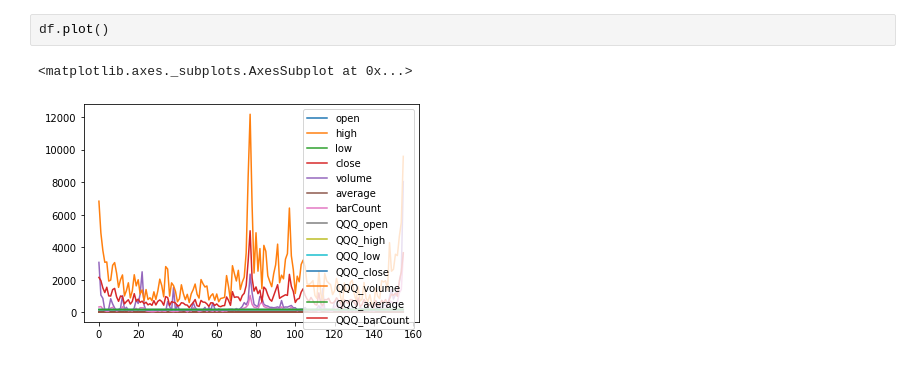
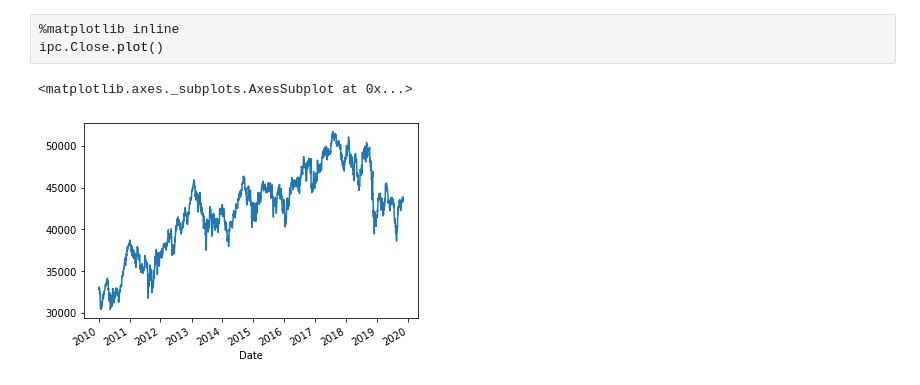
Before and after one commit to samirhinojosa/python-datascience-practice, a Jupyter notebook: ale/ale.ipynb, the cells around one changed output. Drawn from its saved outputs; the diff is of its cells as text.

```diff
--- a/ale/ale.ipynb
+++ b/ale/ale.ipynb
@@ -27,5 +23,6 @@ df
-# %%
-df.plot()
-# %% [output]
-<matplotlib.axes._subplots.AxesSubplot at 0x...>
-[figure, removed]
+# %%
+%matplotlib inline
+ipc.Close.plot()
+# %% [output]
+<matplotlib.axes._subplots.AxesSubplot at 0x...>
+[figure, added]
```
Also changed, not shown: parts of 7 cells of this notebook, 2 other files.
